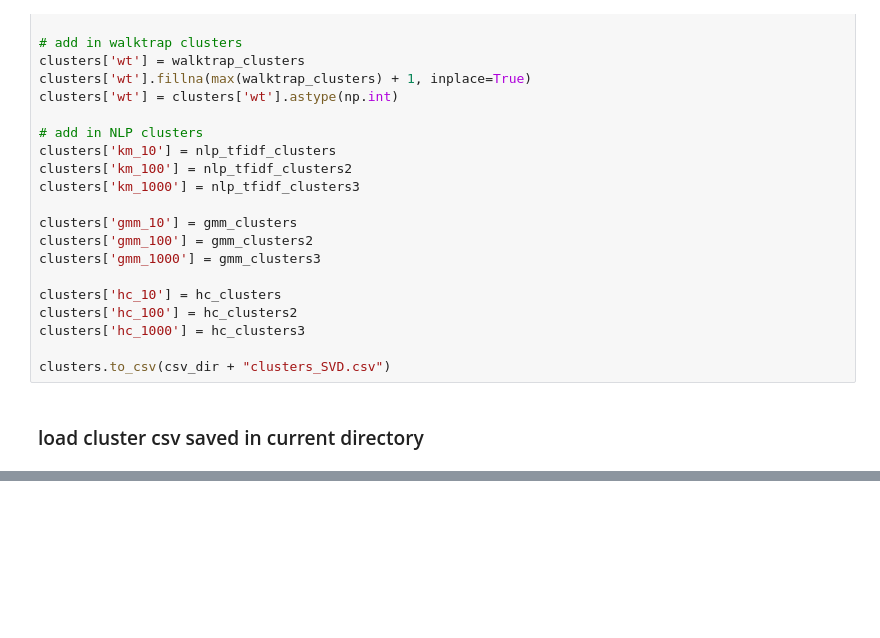
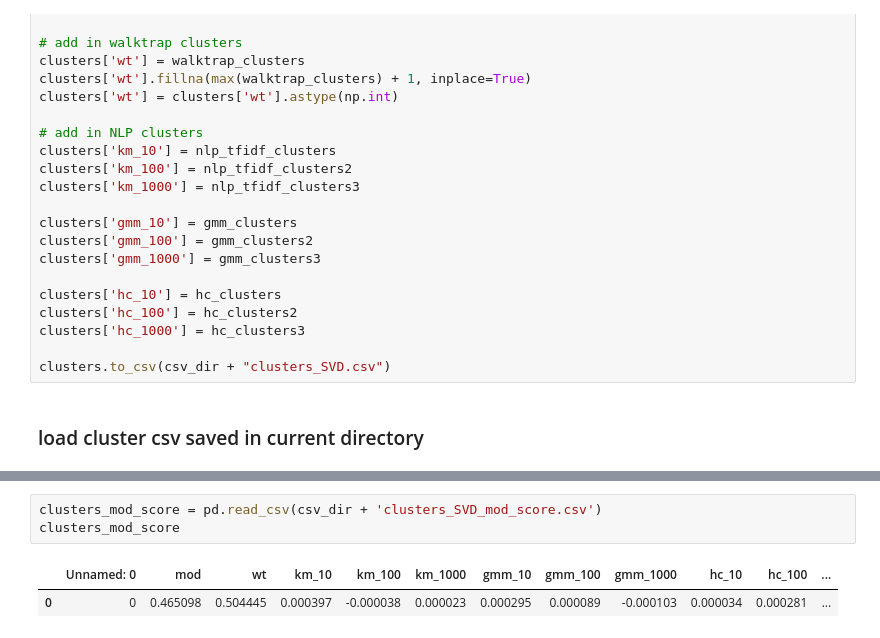
Before and after one commit to idc9/law-net, a Jupyter notebook: cluster_work_SVD.ipynb, the cells around one changed output, grey strips where cells are left out. Drawn from its saved outputs; the diff is of its cells as text; blank space fills up the shorter version.

```diff
--- a/cluster_work_SVD.ipynb
+++ b/cluster_work_SVD.ipynb
@@ -378,0 +478,6 @@ clusters
+# %%
+clusters_mod_score = pd.read_csv(csv_dir + 'clusters_SVD_mod_score.csv')
+clusters_mod_score
+# %% [output]
+|  | Unnamed: 0 | mod | wt | km_10 | km_100 | km_1000 | gmm_10 | gmm_100 | gmm_1000 | hc_10 | hc_100 | ... |
+| 0 | 0 | 0.465098 | 0.504445 | 0.000397 | -0.000038 | 0.000023 | 0.000295 | 0.000089 | -0.000103 | 0.000034 | 0.000281 | ... |
```
Also changed, not shown: parts of 30 cells of this notebook, 3 other files.
